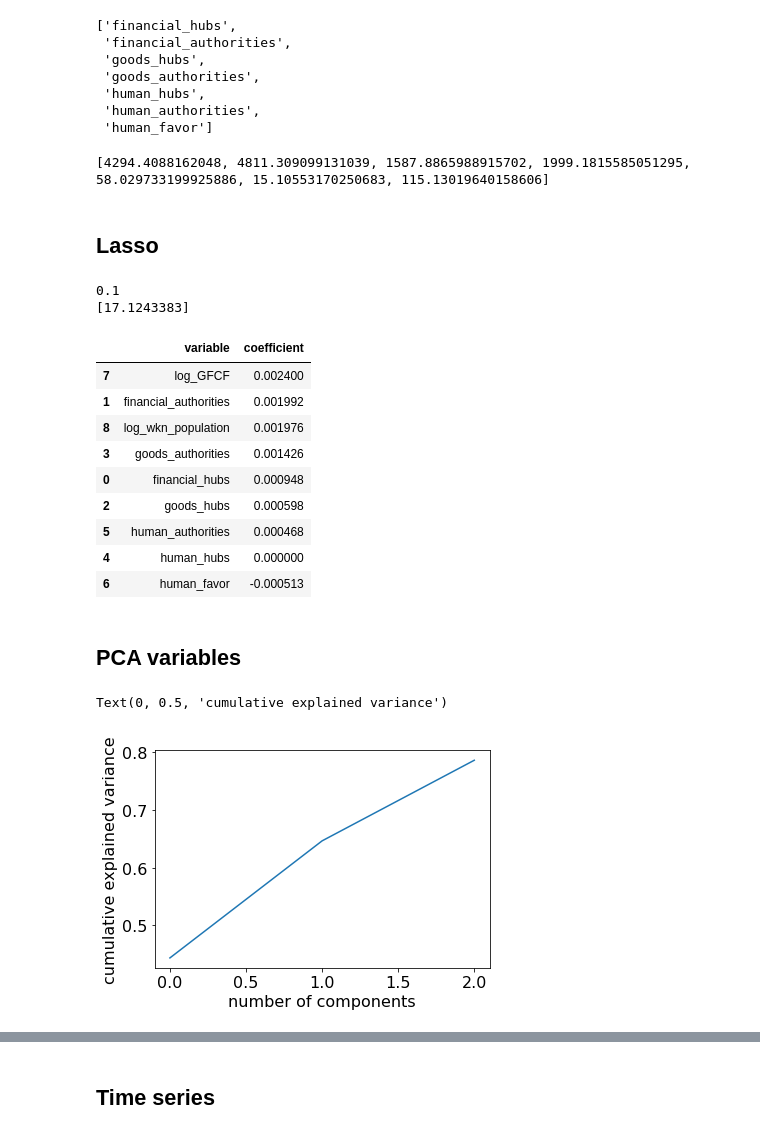
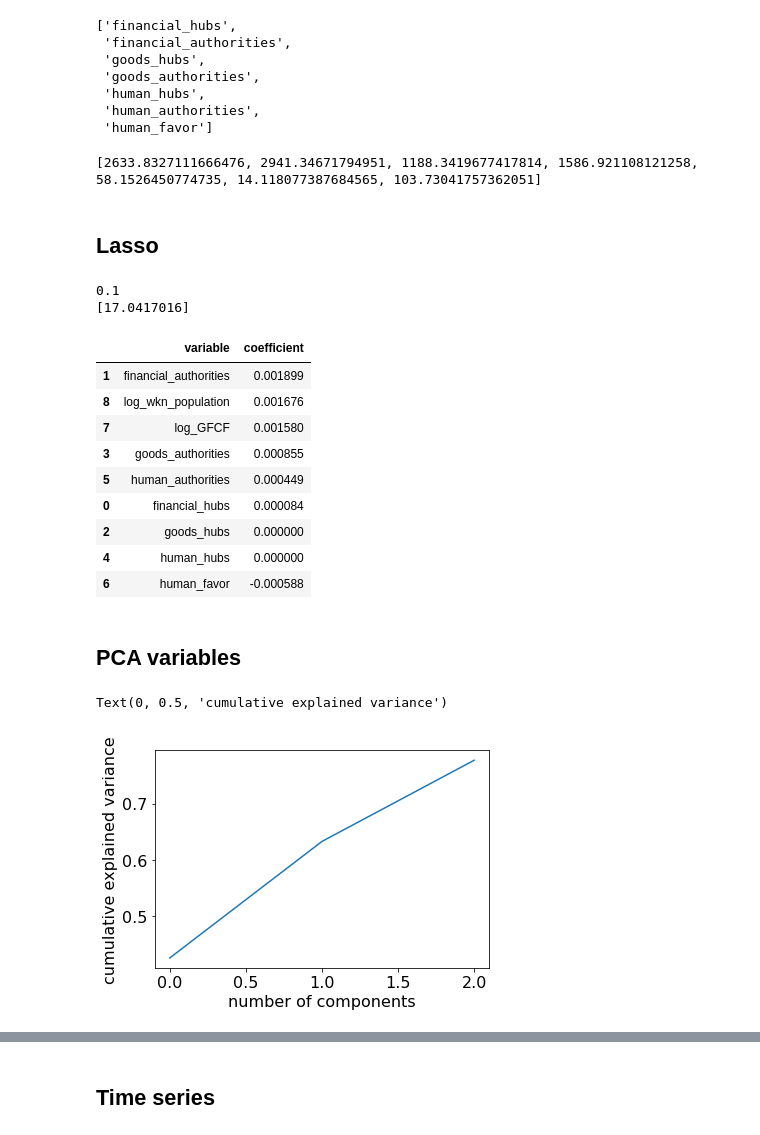
Before and after one commit to jaimeoliver1/social_capital_in_trade_networks, a Jupyter notebook: notebooks/01_01_linear_models_social_capital.ipynb, the cells around one changed output, grey strips where cells are left out. Drawn from its saved outputs; the diff is of its cells as text; code cells hidden in the pictures.

```diff
--- a/notebooks/01_01_linear_models_social_capital.ipynb
+++ b/notebooks/01_01_linear_models_social_capital.ipynb
@@ -24,6 +24,7 @@ import seaborn as sns
 import matplotlib.pyplot as plt
 
 plt.rcParams.update({'font.size': 22})
+plt.rcParams['savefig.facecolor']='white'
 # %%
 data_path = os.path.join(output_filepath, 'panel_data.parquet')
 df_model = pd.read_parquet(data_path)
@@ -35,7 +36,7 @@ centralities = ['hubs', 'authorities', 'bridging', 'favor']
 centralities = ['hubs', 'authorities', 'favor']
 networks = ['financial', 'goods', 'human']
 
-df_model = df_model[~df_model.country.isin(['ETH', 'BLR', 'ZWE', 'MDA', 'GUY', 'VNM', 'MAC', 'PSE'])]
+#df_model = df_model[~df_model.country.isin(['ETH', 'BLR', 'ZWE', 'MDA', 'GUY', 'VNM', 'MAC', 'PSE', 'AGO', 'COD', 'TZA'])]
 
 df_model.dropna(subset=['log_GFCF'], inplace=True)
 
@@ -43,7 +44,7 @@ df_model.eval('productivity = gdp*10**6/(wkn_population**0.3*GFCF**0.7)', inplac
 for c in [f'{n}_{c}' for c in centralities for n in networks] + ['productivity']:
     df_model[c] = df_model[c].map(lambda x: np.log1p(x*1.e8))
 
-#df_model = df_model[df_model.wkn_population>1.e6]
+#df_model = df_model[df_model.wkn_population>5*1.e6]
 
 all_terms_list = [f'{n}_{c}' for n in networks for c in centralities]
 reduced_terms_list = all_terms_list.copy()
@@ -344,7 +345,7 @@ vif = [variance_inflation_factor(df_model[reduced_terms_list].values, i) for i i
 
 print(vif)
 # %% [output]
-[4294.4088162048, 4811.309099131039, 1587.8865988915702, 1999.1815585051295, 58.029733199925886, 15.10553170250683, 115.13019640158606]
+[2633.8327111666476, 2941.34671794951, 1188.3419677417814, 1586.921108121258, 58.1526450774735, 14.118077387684565, 103.73041757362051]
 # %% [markdown]
 ## Lasso
 # %%
@@ -376,46 +377,45 @@ pd.DataFrame({'variable':reduced_terms_list + ['log_GFCF', 'log_wkn_population']
               'coefficient':reg.best_estimator_.coef_}).sort_values(by='coefficient', ascending=False)
 # %% [output]
 0.1
-[17.1243383]
+[17.0417016]
 |  | variable | coefficient |
-| 7 | log_GFCF | 0.002400 |
-| 1 | financial_authorities | 0.001992 |
-| 8 | log_wkn_population | 0.001976 |
-| 3 | goods_authorities | 0.001426 |
-| 0 | financial_hubs | 0.000948 |
-| 2 | goods_hubs | 0.000598 |
-| 5 | human_authorities | 0.000468 |
+| 1 | financial_authorities | 0.001899 |
+| 8 | log_wkn_population | 0.001676 |
+| 7 | log_GFCF | 0.001580 |
+| 3 | goods_authorities | 0.000855 |
+| 5 | human_authorities | 0.000449 |
+| 0 | financial_hubs | 0.000084 |
+| 2 | goods_hubs | 0.000000 |
 | 4 | human_hubs | 0.000000 |
-| 6 | human_favor | -0.000513 |
+| 6 | human_favor | -0.000588 |
 # %% [markdown]
 ## PCA variables
 # %%
 from sklearn.preprocessing import StandardScaler
 from sklearn.decomposition import PCA
 from sklearn.pipeline import Pipeline
 
 n = 3
 
 pipe = Pipeline([
         ('scale', StandardScaler()),
         ('reduce_dims', PCA(n_components=n))]
         )
 
-all_terms = reduced_terms_list.copy()
-df_model[[f'pca_{i}' for i in range(n)]] = pipe.fit_transform(df_model[all_terms])
+df_model[[f'pca_{i}' for i in range(n)]] = pipe.fit_transform(df_model[reduced_terms_list])
 
 pipe = Pipeline([
         ('scale', StandardScaler()),
         ('reduce_dims', PCA(n_components=n))]
         )
-pipe.fit(df_model[all_terms])
+pipe.fit(df_model[reduced_terms_list])
 
 plt.plot(np.cumsum(pipe['reduce_dims'].explained_variance_ratio_))
 plt.xlabel('number of components')
 plt.ylabel('cumulative explained variance')
 # %% [output]
 Text(0, 0.5, 'cumulative explained variance')
-[figure, old version]
+[figure, new version]
 # %%
 f = 'log_gdp ~ log_GFCF + log_wkn_population + 1 + ' + ' + '.join([f'pca_{i}' for i in range(n)])
 #f = 'productivity ~ 1 + ' + ' + '.join([f'pca_{i}' for i in range(n)])
```
Also changed, not shown: parts of 16 cells of this notebook, 13 other files.
